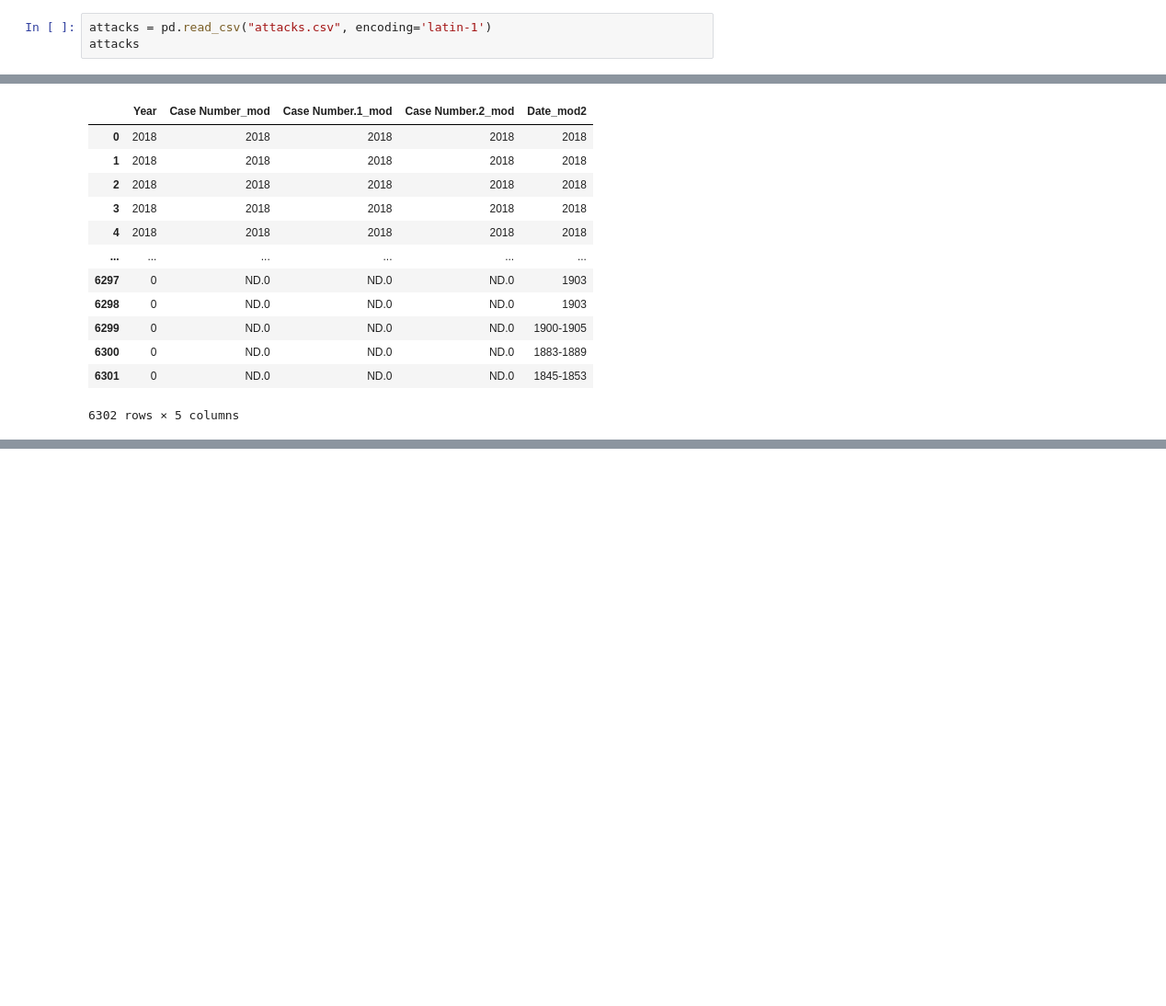
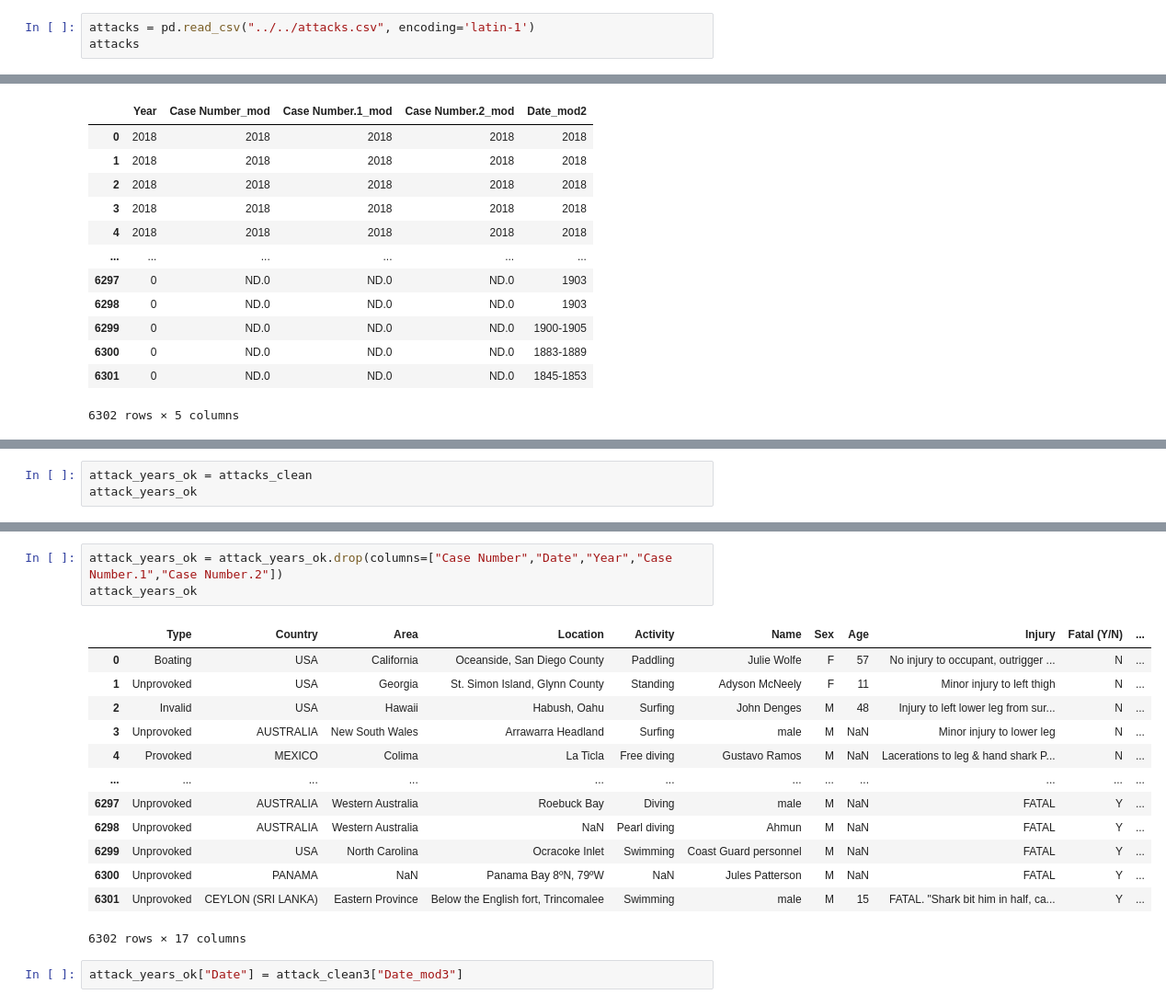
Before and after one commit to Flori-87/data-cleaning-pandas, a Jupyter notebook: code/clean.ipynb, the cells around one changed output, grey strips where cells are left out. Shown at 92% size. Cells and saved outputs as stored; diff of their text form; blank space fills up the shorter version.

```diff
--- a/code/clean.ipynb
+++ b/code/clean.ipynb
@@ -3,7 +3,7 @@ import numpy as np
 import pandas as pd
 import re
 # %%
-attacks = pd.read_csv("attacks.csv", encoding='latin-1')
+attacks = pd.read_csv("../../attacks.csv", encoding='latin-1')
 attacks
 # %% [output]
 |  | Case Number | Date | Year | Type | Country | Area | Location | Activity | Name | Sex | ... |
@@ -395,0 +522,3 @@ attack_clean3
+# %%
+attack_years_ok = attacks_clean
+attack_years_ok
@@ -395,0 +539,19 @@ attack_clean3
+# %%
+attack_years_ok = attack_years_ok.drop(columns=["Case Number","Date","Year","Case Number.1","Case Number.2"])
+attack_years_ok
+# %% [output]
+|  | Type | Country | Area | Location | Activity | Name | Sex | Age | Injury | Fatal (Y/N) | ... |
+| 0 | Boating | USA | California | Oceanside, San Diego County | Paddling | Julie Wolfe | F | 57 | No injury to occupant, outrigger ... | N | ... |
+| 1 | Unprovoked | USA | Georgia | St. Simon Island, Glynn County | Standing | Adyson McNeely | F | 11 | Minor injury to left thigh | N | ... |
+| 2 | Invalid | USA | Hawaii | Habush, Oahu | Surfing | John Denges | M | 48 | Injury to left lower leg from sur... | N | ... |
+| 3 | Unprovoked | AUSTRALIA | New South Wales | Arrawarra Headland | Surfing | male | M | NaN | Minor injury to lower leg | N | ... |
+| 4 | Provoked | MEXICO | Colima | La Ticla | Free diving | Gustavo Ramos | M | NaN | Lacerations to leg & hand shark P... | N | ... |
+| ... | ... | ... | ... | ... | ... | ... | ... | ... | ... | ... | ... |
+| 6297 | Unprovoked | AUSTRALIA | Western Australia | Roebuck Bay | Diving | male | M | NaN | FATAL | Y | ... |
+| 6298 | Unprovoked | AUSTRALIA | Western Australia | NaN | Pearl diving | Ahmun | M | NaN | FATAL | Y | ... |
+| 6299 | Unprovoked | USA | North Carolina | Ocracoke Inlet | Swimming | Coast Guard personnel | M | NaN | FATAL | Y | ... |
+| 6300 | Unprovoked | PANAMA | NaN | Panama Bay 8ºN, 79ºW | NaN | Jules Patterson | M | NaN | FATAL | Y | ... |
+| 6301 | Unprovoked | CEYLON (SRI LANKA) | Eastern Province | Below the English fort, Trincomalee | Swimming | male | M | 15 | FATAL. "Shark bit him in half, ca... | Y | ... |
+6302 rows × 17 columns
+# %%
+attack_years_ok["Date"] = attack_clean3["Date_mod3"]
```
Also changed, not shown: parts of 12 cells of this notebook.
